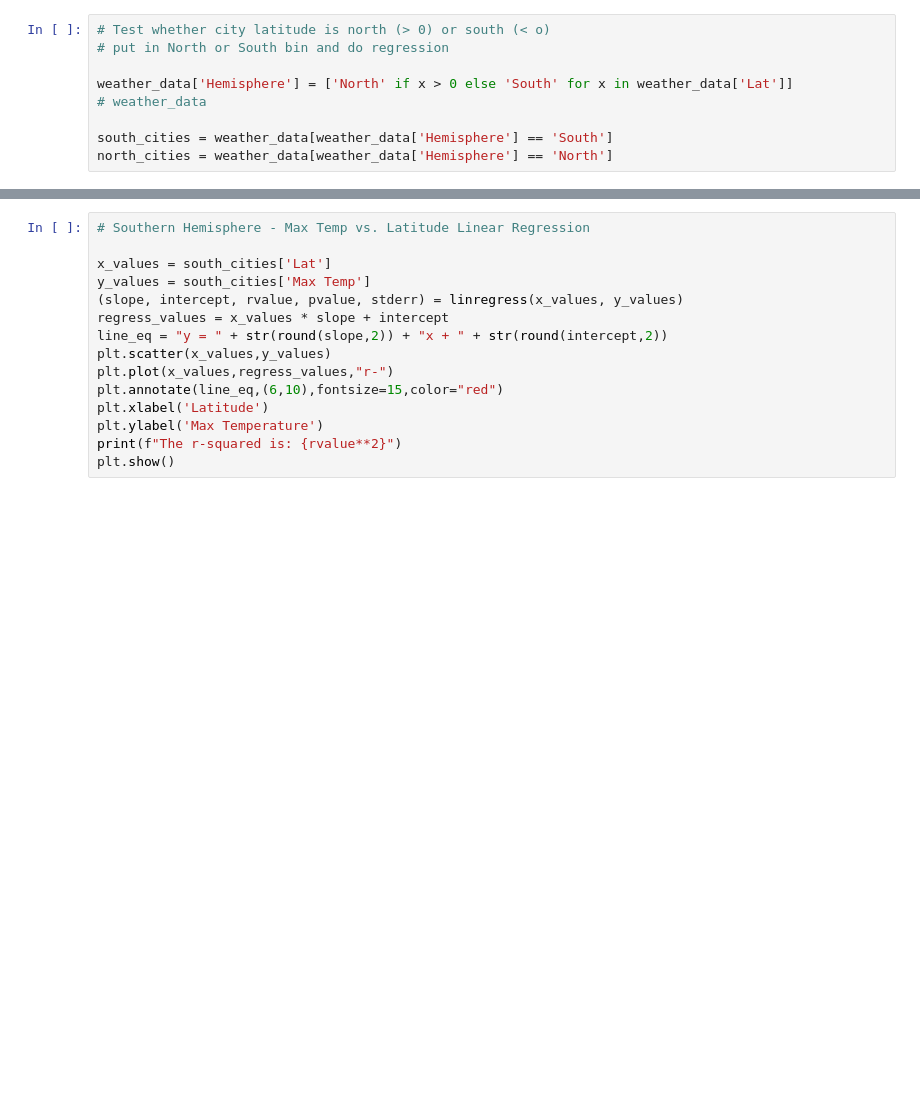
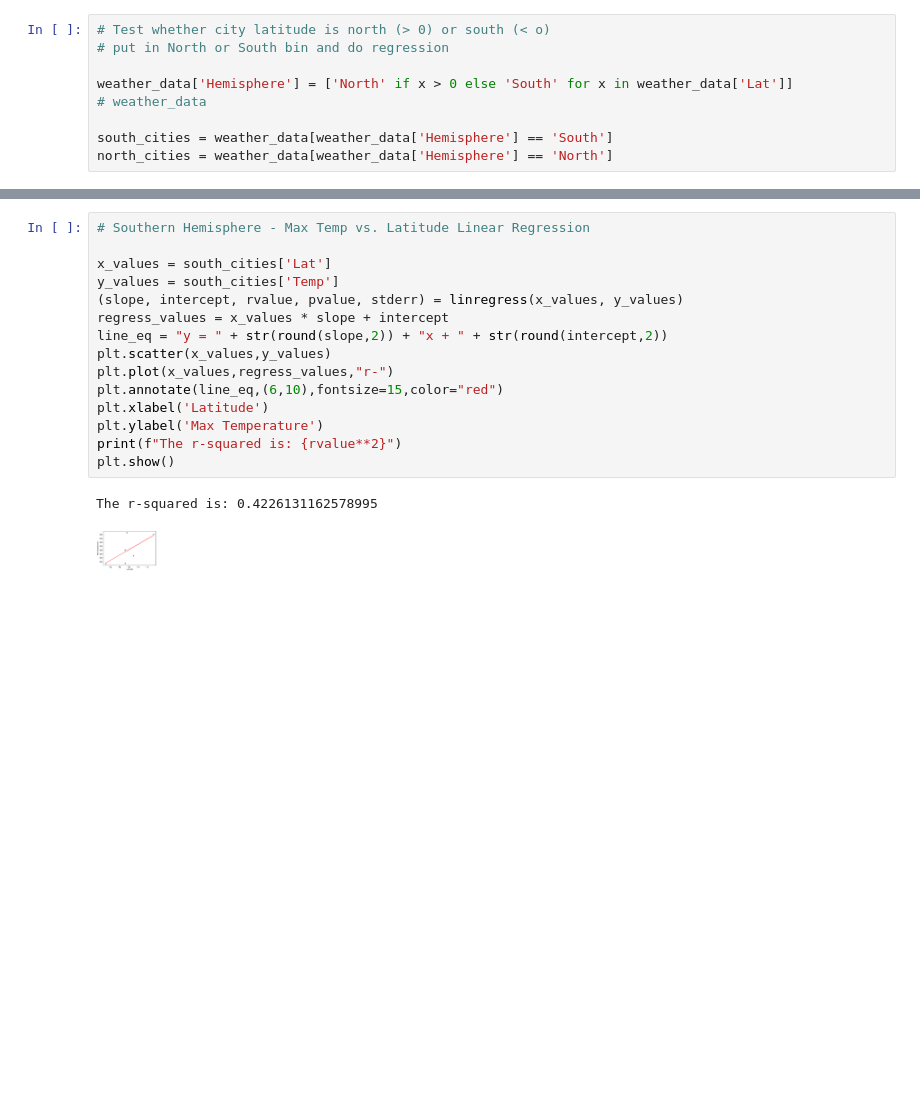
Before and after one commit to jhurley684/06-Python-APIs, a Jupyter notebook: starter_code/WeatherPy_Assignment.ipynb, the cells around one changed output, grey strips where cells are left out. Drawn from its saved outputs; the diff is of its cells as text; blank space fills up the shorter version.

```diff
--- a/starter_code/WeatherPy_Assignment.ipynb
+++ b/starter_code/WeatherPy_Assignment.ipynb
@@ -194,18 +234,21 @@ north_cities = weather_data[weather_data['Hemisphere'] == 'North']
 # %%
 # Southern Hemisphere - Max Temp vs. Latitude Linear Regression
 
 x_values = south_cities['Lat']
-y_values = south_cities['Max Temp']
+y_values = south_cities['Temp']
 (slope, intercept, rvalue, pvalue, stderr) = linregress(x_values, y_values)
 regress_values = x_values * slope + intercept
 line_eq = "y = " + str(round(slope,2)) + "x + " + str(round(intercept,2))
 plt.scatter(x_values,y_values)
 plt.plot(x_values,regress_values,"r-")
 plt.annotate(line_eq,(6,10),fontsize=15,color="red")
 plt.xlabel('Latitude')
 plt.ylabel('Max Temperature')
 print(f"The r-squared is: {rvalue**2}")
 plt.show()
+# %% [output]
+The r-squared is: 0.4226131162578995
+[figure, added]
 # %%
 # Northern Hemisphere - Humidity (%) vs. Latitude Linear Regression  *****EMPTY*****
 
```
Also changed, not shown: parts of 16 cells of this notebook, 5 other files.
